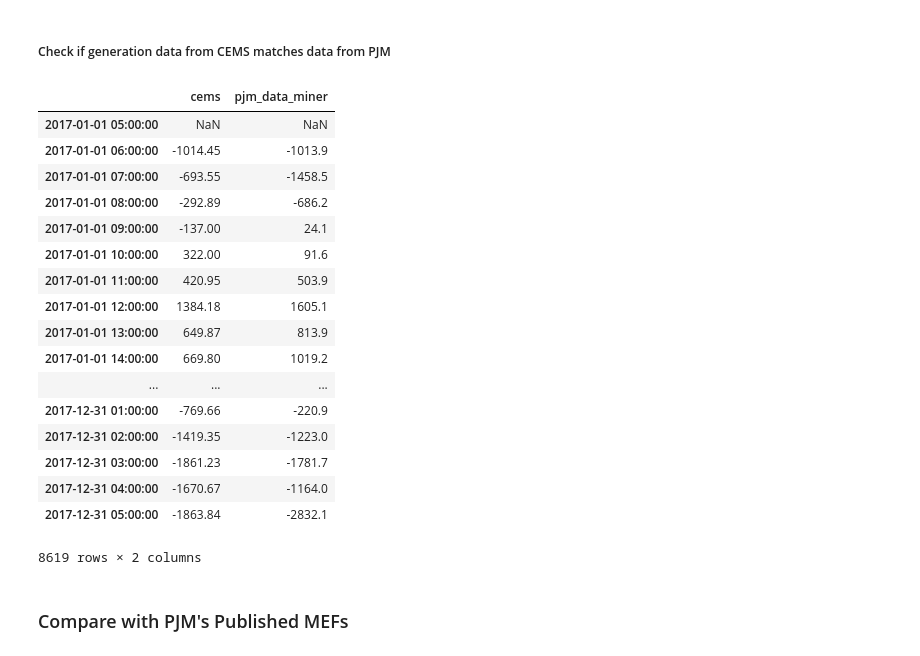
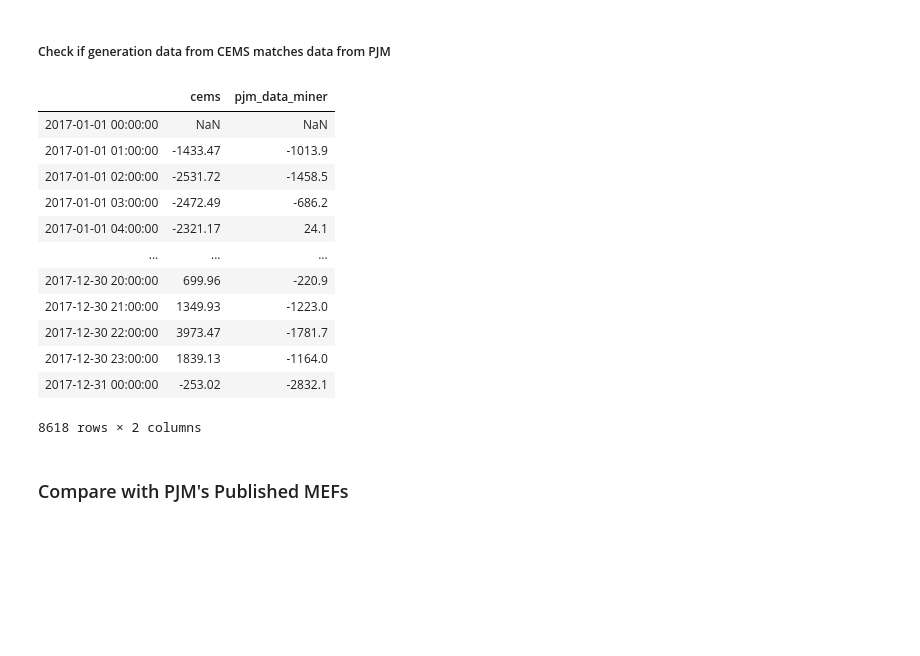
Before and after one commit to amy-wang/thesis, a Jupyter notebook: lin_reg_forecasting_model/mef_data.ipynb, the cells around one changed output. Cells and saved outputs as stored; diff of their text form; code cells hidden in the pictures; blank space fills up the shorter version.

```diff
--- a/lin_reg_forecasting_model/mef_data.ipynb
+++ b/lin_reg_forecasting_model/mef_data.ipynb
@@ -35,3 +35,8 @@ df.describe()
 | max | 10664.380000 | 72387.984792 | 26475.954120 | 2430.076459 | 7.822484e+06 | 2.451540e+07 | 60355.442914 | 69533.022803 | 5624.547003 |
 # %% [markdown]
 ### Why are MEFs negative?
+# %%
+df['year'] = pd.DatetimeIndex(df.reset_index().DATE_UTC).year
+df = df.loc[df['isorto'] == 'PJM']
+df.loc[df['year']==2017]
+df.head()
@@ -82,9 +89,9 @@ df_pjm_neg.gload_mwh[df_pjm_neg.gload_mwh > 0].count() / df_pjm_neg.gload_mwh.co
 ##### Are MEFs negative because generation shifted from coal to gas?
 # %%
 # Get data from PJM data miner
-df_pjm_gen = pd.read_csv("pjm_data/pjm_gen.csv", index_col='datetime_beginning_utc')
+df_pjm_gen = pd.read_csv("pjm_data/pjm_gen.csv", index_col='datetime_beginning_ept')
 df_pjm_gen.index = pd.to_datetime(df_pjm_gen.index)
-del df_pjm_gen['datetime_beginning_ept']
+del df_pjm_gen['datetime_beginning_utc']
 del df_pjm_gen['is_renewable']
 
 # Keep only fossil fuel rows
@@ -146,36 +148,31 @@ df_isorto = df_isorto.loc['2017-01-01':'2017-12-31']
 # %%
 # Find total fossil fuel generation at each time
 df_pjm_gen = df_pjm_gen[['mw']]
-df_pjm_gen = df_pjm_gen.sum(level='datetime_beginning_utc')
+df_pjm_gen = df_pjm_gen.sum(level='datetime_beginning_ept')
 
 # Dataframe to compare PJM's published total with CEMS published totals
 df_isorto = df_isorto[['gload_mwh']]
 df_compare = pd.merge(df_isorto,df_pjm_gen, how='inner', left_index=True, right_index=True)
 df_compare.columns = ['cems', 'pjm_data_miner']
 
 # find difference between two columns, where calculated MEF is negative
 df_compare = df_compare.diff()
 df_compare = df_compare.loc[(df_compare.index).isin(df_pjm.index)]
 df_compare
 # %% [output]
 |  | cems | pjm_data_miner |
-| 2017-01-01 05:00:00 | NaN | NaN |
-| 2017-01-01 06:00:00 | -1014.45 | -1013.9 |
-| 2017-01-01 07:00:00 | -693.55 | -1458.5 |
-| 2017-01-01 08:00:00 | -292.89 | -686.2 |
-| 2017-01-01 09:00:00 | -137.00 | 24.1 |
-| 2017-01-01 10:00:00 | 322.00 | 91.6 |
-| 2017-01-01 11:00:00 | 420.95 | 503.9 |
-| 2017-01-01 12:00:00 | 1384.18 | 1605.1 |
-| 2017-01-01 13:00:00 | 649.87 | 813.9 |
-| 2017-01-01 14:00:00 | 669.80 | 1019.2 |
+| 2017-01-01 00:00:00 | NaN | NaN |
+| 2017-01-01 01:00:00 | -1433.47 | -1013.9 |
+| 2017-01-01 02:00:00 | -2531.72 | -1458.5 |
+| 2017-01-01 03:00:00 | -2472.49 | -686.2 |
+| 2017-01-01 04:00:00 | -2321.17 | 24.1 |
 | ... | ... | ... |
-| 2017-12-31 01:00:00 | -769.66 | -220.9 |
-| 2017-12-31 02:00:00 | -1419.35 | -1223.0 |
-| 2017-12-31 03:00:00 | -1861.23 | -1781.7 |
-| 2017-12-31 04:00:00 | -1670.67 | -1164.0 |
-| 2017-12-31 05:00:00 | -1863.84 | -2832.1 |
+| 2017-12-30 20:00:00 | 699.96 | -220.9 |
+| 2017-12-30 21:00:00 | 1349.93 | -1223.0 |
+| 2017-12-30 22:00:00 | 3973.47 | -1781.7 |
+| 2017-12-30 23:00:00 | 1839.13 | -1164.0 |
+| 2017-12-31 00:00:00 | -253.02 | -2832.1 |
-8619 rows × 2 columns
+8618 rows × 2 columns
 # %% [markdown]
 ### Compare with PJM's Published MEFs
 # %%
```
Also changed, not shown: parts of 5 cells of this notebook, 1 other file.
